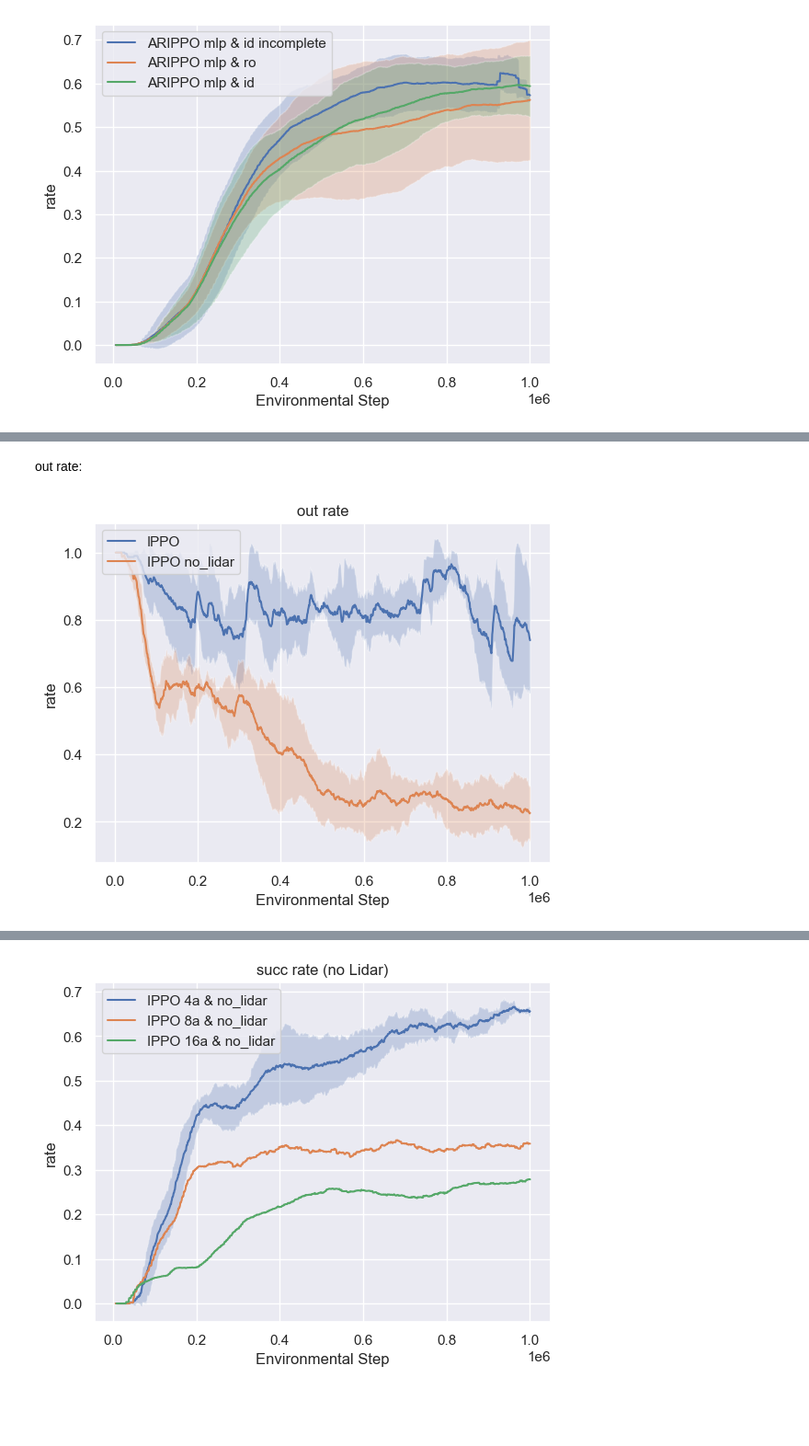
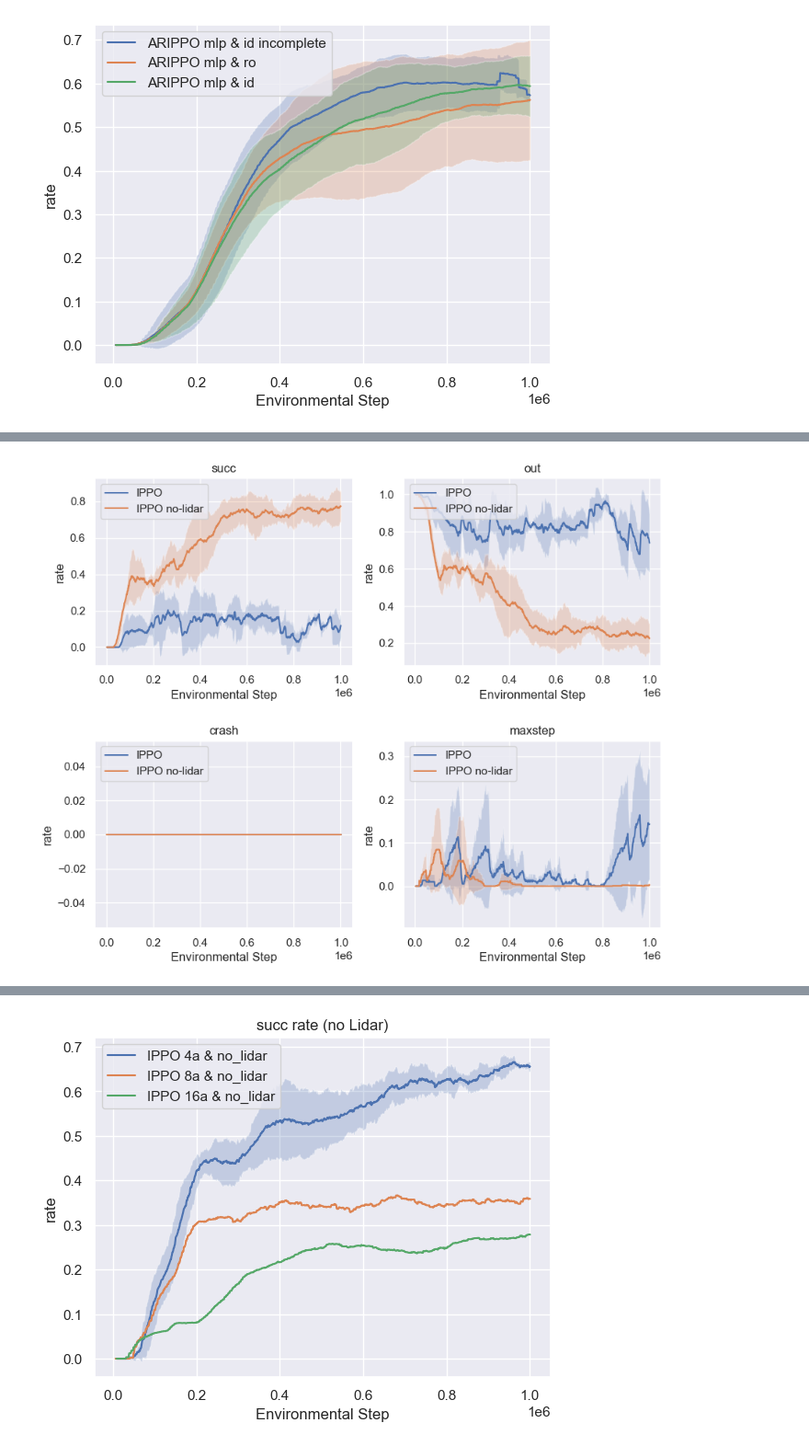
Before and after one commit to jimmydengpeng/MARLPO, a Jupyter notebook: plot.ipynb, the cells around one changed output, grey strips where cells are left out. Shown at 92% size. Drawn from its saved outputs; the diff is of its cells as text; code cells hidden in the pictures; blank space fills up the shorter version.

```diff
--- a/plot.ipynb
+++ b/plot.ipynb
@@ -233,8 +208,10 @@ plot_one_exp(ippo_exp_dir_no_lidar, pattern, col=col, title="succ rate", exp_lab
-# %% [markdown]
-out rate:
-# %%
-col = out_col
-plot_one_exp(ippo_exp_dir, pattern, col=col, exp_label='IPPO')
-plot_one_exp(ippo_exp_dir_no_lidar, pattern, col=col, title="out rate", exp_label='IPPO no_lidar')
-# %% [output]
-[figure, removed]
+# %%
+ippo_exp_dir = 'exp_results/IPPO_Intersection_3seeds_1agents_single_agent_test'
+ippo_exp_dir_no_lidar = 'exp_results/IPPO_Intersection_3seeds_1agents_single_agent_test_no_lidar'
+
+compare_all_metrics({
+    'IPPO': ippo_exp_dir,
+    'IPPO no-lidar': ippo_exp_dir_no_lidar
+})
+# %% [output]
+[figure, added]
```
Also changed, not shown: parts of 25 cells of this notebook, 7 other files.
